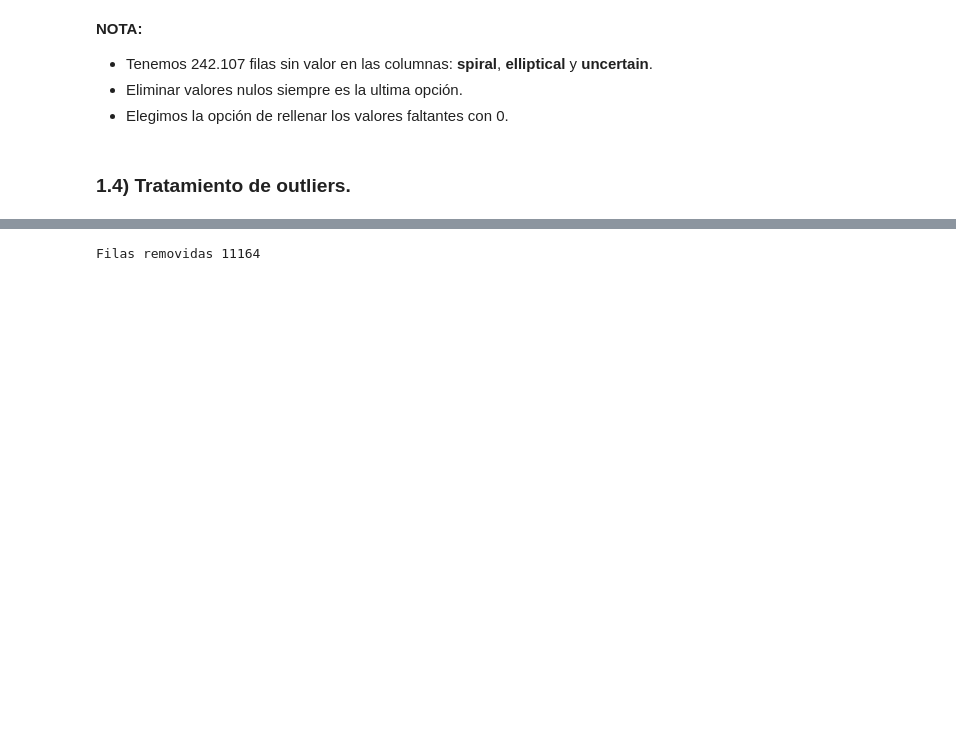
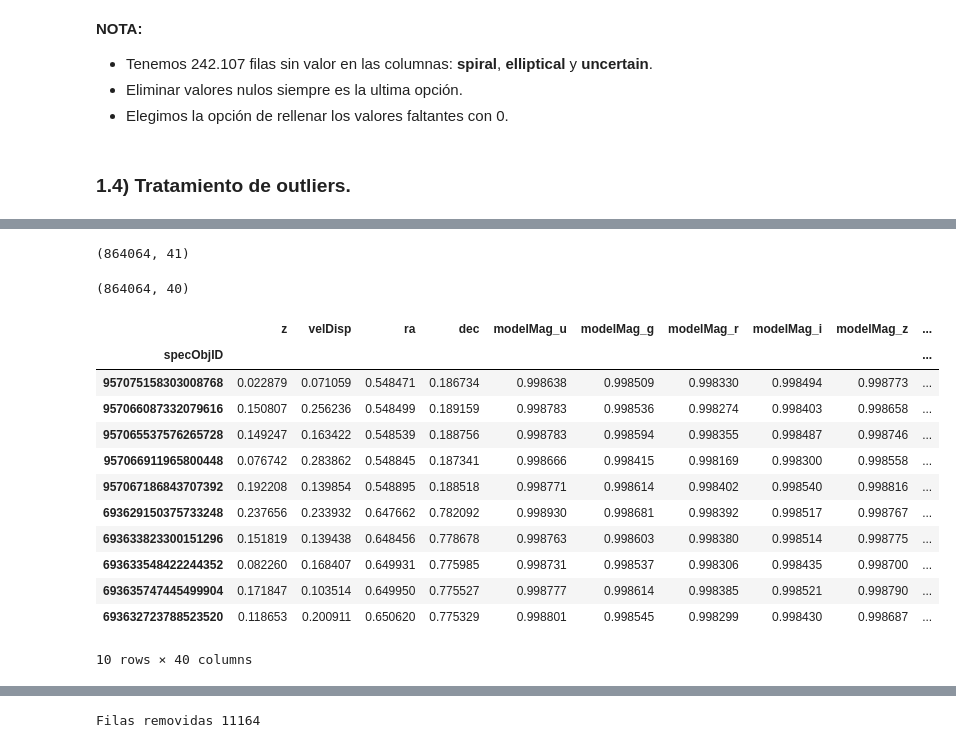
Before and after one commit to leoborgnino/mentoria-astro-datos, a Jupyter notebook: 2_Analisis_y_Curación.ipynb, the cells around one changed output, grey strips where cells are left out. Drawn from its saved outputs; the diff is of its cells as text; code cells hidden in the pictures; blank space fills up the shorter version.

```diff
--- a/2_Analisis_y_Curación.ipynb
+++ b/2_Analisis_y_Curación.ipynb
@@ -220,0 +213,5 @@ Series([], dtype: int64)
+# %%
+# Reemplazamos el espacio vacío detectado en el nombre de las variables por un guión bajo
+
+data_cod.columns = data_cod.columns.str.replace(' ', '_')
+data_cod.head()
@@ -220,0 +238,5 @@ Series([], dtype: int64)
+# %%
+# SEGUNDO PASO: Unimos los dataframes y eliminamos la variable categórica original "subClass"
+
+data_join = data_full.join(data_cod)
+data_join[:5]
@@ -221 +252,31 @@ Series([], dtype: int64)
+# %%
+data_join.shape
+# %% [output]
+(864064, 41)
+# %%
+data_join=data_join.drop(["subClass"],axis=1)
+# %%
+data_join.shape
+# %% [output]
+(864064, 40)
+# %%
+# TERCER PASO: Normalizamos las variables en un rango de 0 a 1
+
+data_norm=((data_join-data_join.min())/(data_join.max()-data_join.min()))
+# %%
+data_norm[:10]
+# %% [output]
+|  | z | velDisp | ra | dec | modelMag_u | modelMag_g | modelMag_r | modelMag_i | modelMag_z | ... |
+| specObjID |  |  |  |  |  |  |  |  |  | ... |
+| 957075158303008768 | 0.022879 | 0.071059 | 0.548471 | 0.186734 | 0.998638 | 0.998509 | 0.998330 | 0.998494 | 0.998773 | ... |
+| 957066087332079616 | 0.150807 | 0.256236 | 0.548499 | 0.189159 | 0.998783 | 0.998536 | 0.998274 | 0.998403 | 0.998658 | ... |
+| 957065537576265728 | 0.149247 | 0.163422 | 0.548539 | 0.188756 | 0.998783 | 0.998594 | 0.998355 | 0.998487 | 0.998746 | ... |
+| 957066911965800448 | 0.076742 | 0.283862 | 0.548845 | 0.187341 | 0.998666 | 0.998415 | 0.998169 | 0.998300 | 0.998558 | ... |
+| 957067186843707392 | 0.192208 | 0.139854 | 0.548895 | 0.188518 | 0.998771 | 0.998614 | 0.998402 | 0.998540 | 0.998816 | ... |
+| 693629150375733248 | 0.237656 | 0.233932 | 0.647662 | 0.782092 | 0.998930 | 0.998681 | 0.998392 | 0.998517 | 0.998767 | ... |
+| 693633823300151296 | 0.151819 | 0.139438 | 0.648456 | 0.778678 | 0.998763 | 0.998603 | 0.998380 | 0.998514 | 0.998775 | ... |
+| 693633548422244352 | 0.082260 | 0.168407 | 0.649931 | 0.775985 | 0.998731 | 0.998537 | 0.998306 | 0.998435 | 0.998700 | ... |
+| 693635747445499904 | 0.171847 | 0.103514 | 0.649950 | 0.775527 | 0.998777 | 0.998614 | 0.998385 | 0.998521 | 0.998790 | ... |
+| 693632723788523520 | 0.118653 | 0.200911 | 0.650620 | 0.775329 | 0.998801 | 0.998545 | 0.998299 | 0.998430 | 0.998687 | ... |
+10 rows × 40 columns
 # %%
```
Also changed, not shown: parts of 18 cells of this notebook.
